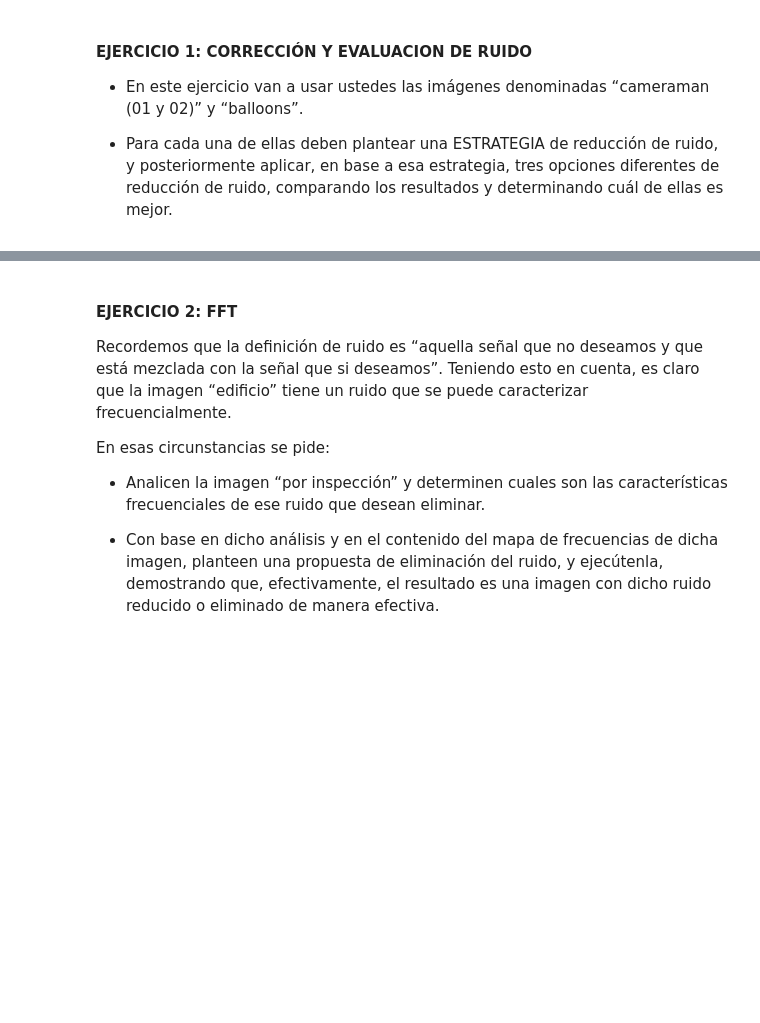
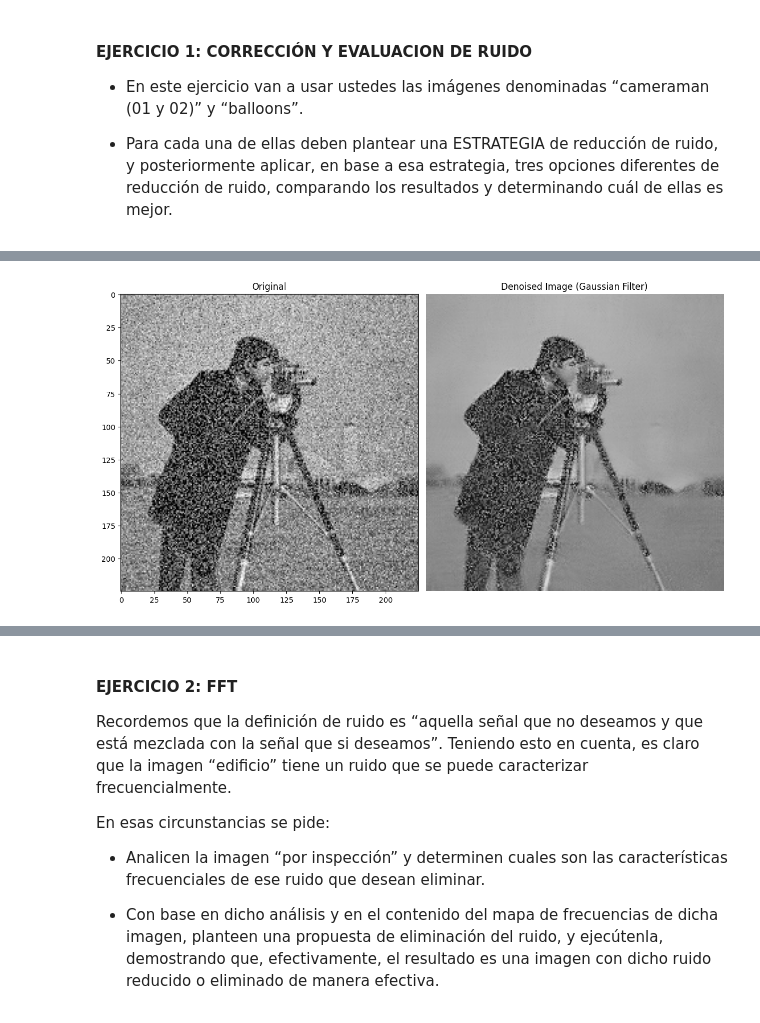
Before and after one commit to KalebG13/Sistemas-de-vision, a Jupyter notebook: Lab_2/Lab_2.ipynb, the cells around one changed output, grey strips where cells are left out. Cells and saved outputs as stored; diff of their text form; code cells hidden in the pictures; blank space fills up the shorter version.

```diff
--- a/Lab_2/Lab_2.ipynb
+++ b/Lab_2/Lab_2.ipynb
@@ -10,0 +53,16 @@
+# %%
+# Convert the PIL image to a numpy array
+img2 = np.array(img2)
+
+# Usando Fast Non-Local Means
+dst2 = cv.fastNlMeansDenoising(img2, None, 30, 7, 21)  # Ajusté los parámetros
+
+# Usando Median Filter
+# dst2 = cv.medianBlur(img2, 5)  # Kernel size de 5, puedes ajustarlo a 3, 7, etc.
+# Plotting the source and destination images
+plt.figure(figsize=(12,6))
+plt.subplot(121); plt.imshow(img2, cmap='gray', vmin=0, vmax=255); plt.title('Original')
+plt.subplot(122); plt.imshow(dst2, cmap='gray', vmin=0, vmax=255); plt.title('Denoised Image (Gaussian Filter)')
+plt.axis('off'); plt.tight_layout(); plt.show()
+# %% [output]
+[figure, added]
```
Also changed, not shown: parts of 5 cells of this notebook.
